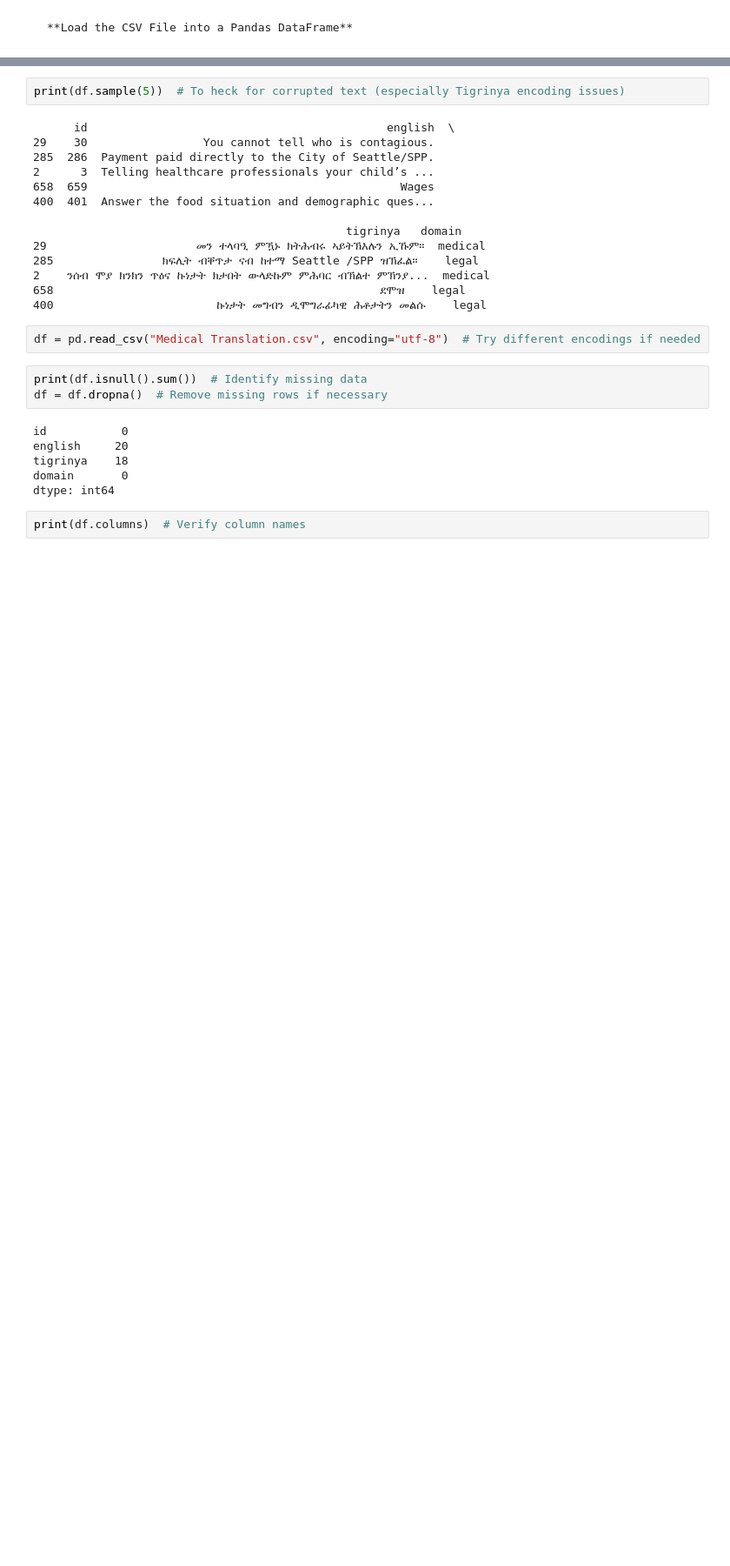
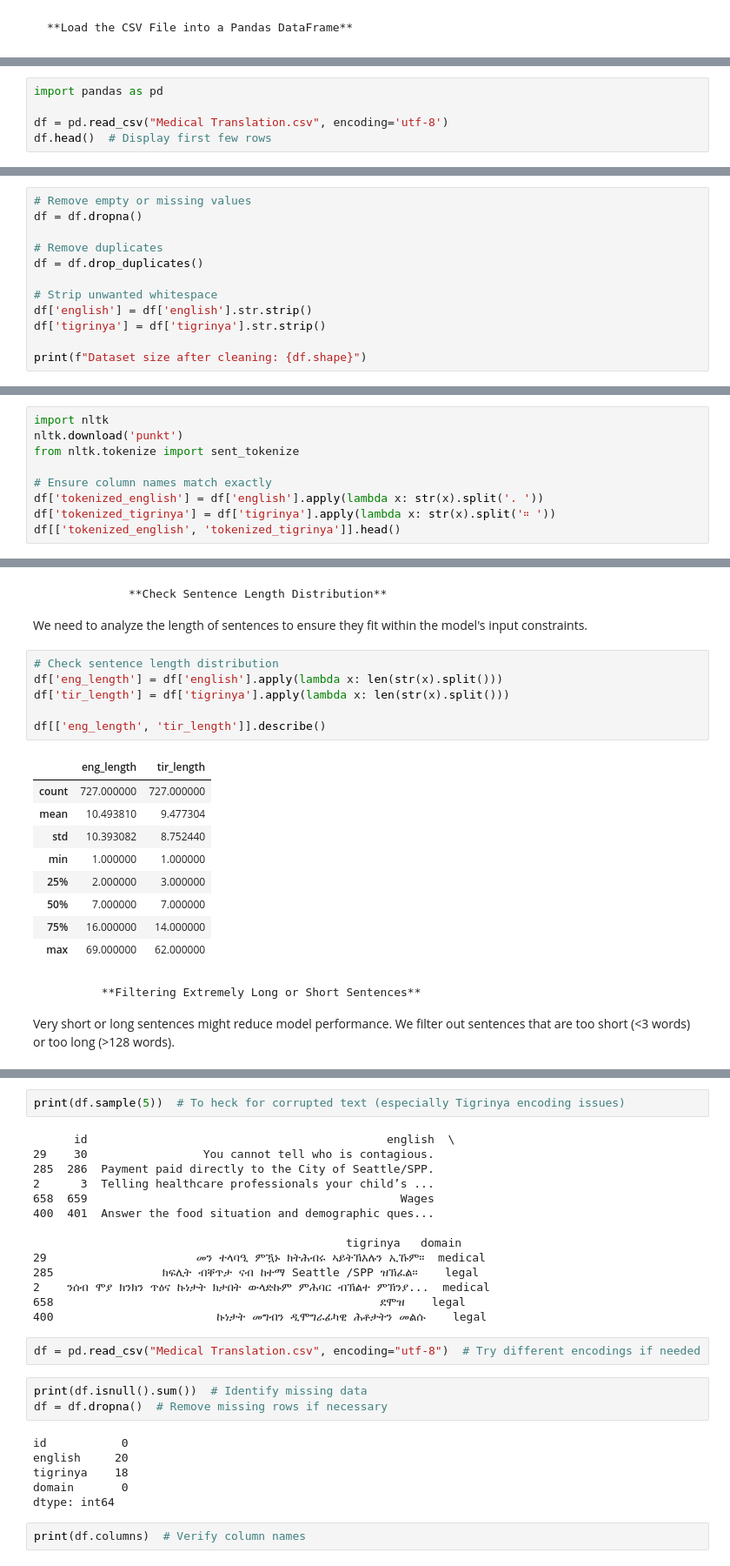
Before and after one commit to Merha23/AI_Tigrinya_Translation, a Jupyter notebook: Final_Project_Source_Code_Program.ipynb, the cells around one changed output, grey strips where cells are left out. Shown at 87% size. Saved outputs shown, nothing was run; the diff lists cells and outputs as text; blank space fills up the shorter version.

```diff
--- a/Final_Project_Source_Code_Program.ipynb
+++ b/Final_Project_Source_Code_Program.ipynb
@@ -130,0 +97,5 @@ df.head()
+# %%
+import pandas as pd
+
+df = pd.read_csv("Medical Translation.csv", encoding='utf-8')
+df.head()  # Display first few rows
@@ -130,0 +113,12 @@ df.head()
+# %%
+# Remove empty or missing values
+df = df.dropna()
+
+# Remove duplicates
+df = df.drop_duplicates()
+
+# Strip unwanted whitespace
+df['english'] = df['english'].str.strip()
+df['tigrinya'] = df['tigrinya'].str.strip()
+
+print(f"Dataset size after cleaning: {df.shape}")
@@ -130,0 +130,9 @@ df.head()
+# %%
+import nltk
+nltk.download('punkt')
+from nltk.tokenize import sent_tokenize
+
+# Ensure column names match exactly
+df['tokenized_english'] = df['english'].apply(lambda x: str(x).split('. '))
+df['tokenized_tigrinya'] = df['tigrinya'].apply(lambda x: str(x).split('። '))
+df[['tokenized_english', 'tokenized_tigrinya']].head()
@@ -130,0 +148,24 @@ df.head()
+# %% [markdown]
+                **Check Sentence Length Distribution**
+
+We need to analyze the length of sentences to ensure they fit within the model's input constraints.
+# %%
+# Check sentence length distribution
+df['eng_length'] = df['english'].apply(lambda x: len(str(x).split()))
+df['tir_length'] = df['tigrinya'].apply(lambda x: len(str(x).split()))
+
+df[['eng_length', 'tir_length']].describe()
+# %% [output]
+|  | eng_length | tir_length |
+| count | 727.000000 | 727.000000 |
+| mean | 10.493810 | 9.477304 |
+| std | 10.393082 | 8.752440 |
+| min | 1.000000 | 1.000000 |
+| 25% | 2.000000 | 3.000000 |
+| 50% | 7.000000 | 7.000000 |
+| 75% | 16.000000 | 14.000000 |
+| max | 69.000000 | 62.000000 |
+# %% [markdown]
+            **Filtering Extremely Long or Short Sentences**
+
+Very short or long sentences might reduce model performance. We filter out sentences that are too short (<3 words) or too long (>128 words).
```
Also changed, not shown: parts of 17 cells of this notebook.
